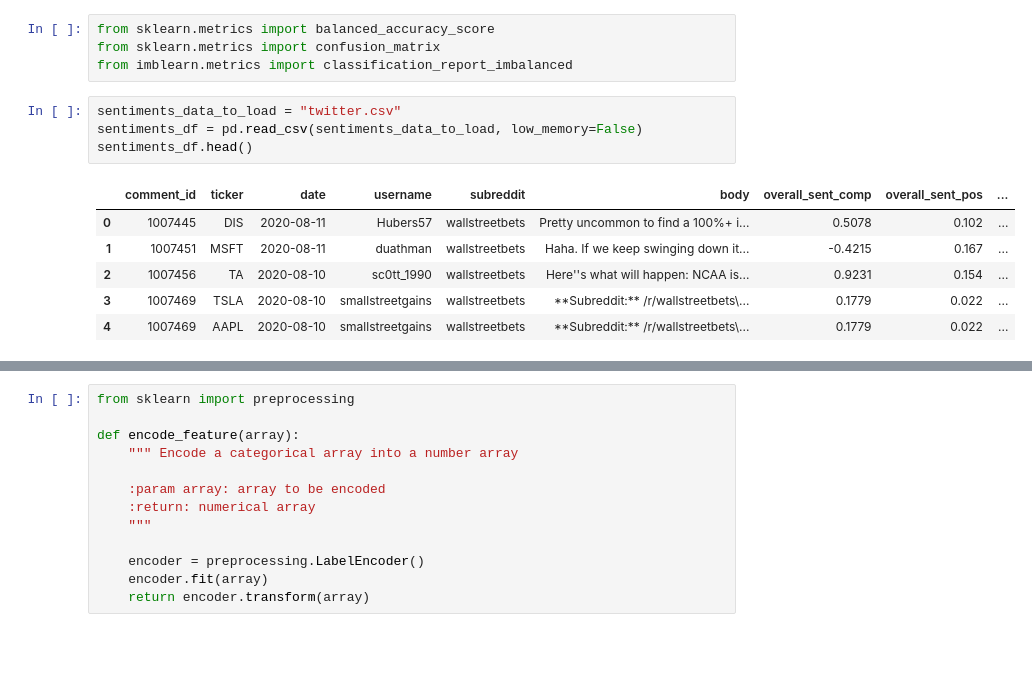
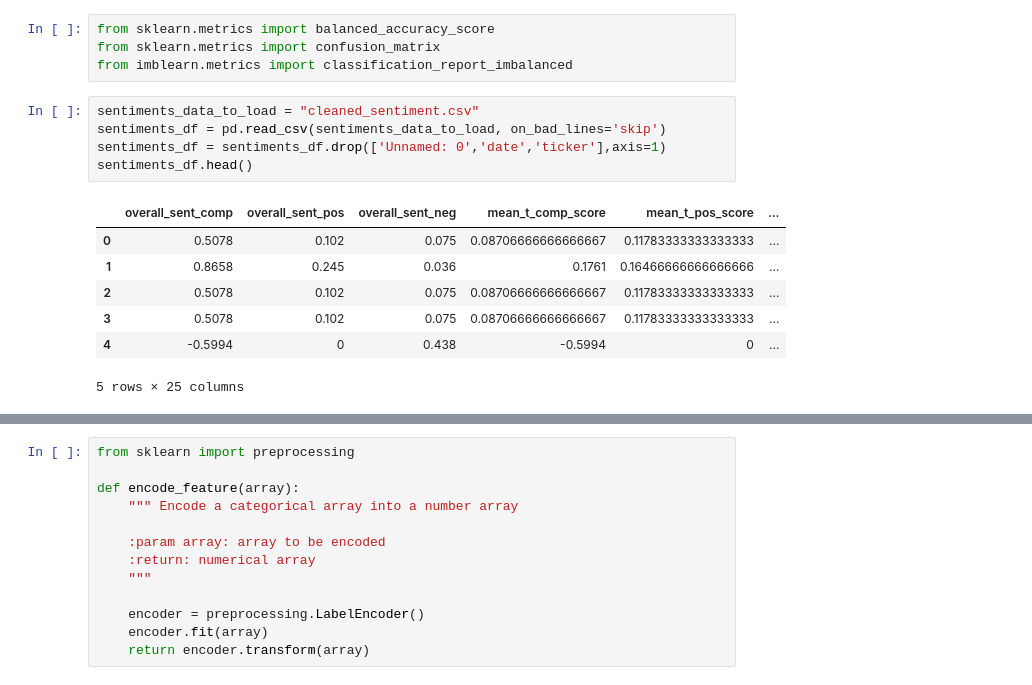
Before and after one commit to Dreski9000/Social_Media_Stock_Sentiment, a Jupyter notebook: MachineLearning4.ipynb, the cells around one changed output, grey strips where cells are left out. Drawn from its saved outputs; the diff is of its cells as text; blank space fills up the shorter version.

Commit message:
Commit 13
Cleaned the data some more, combined the DF to show volume

```diff
--- a/MachineLearning4.ipynb
+++ b/MachineLearning4.ipynb
@@ -13,13 +13,15 @@ from sklearn.metrics import balanced_accuracy_score
 from sklearn.metrics import confusion_matrix
 from imblearn.metrics import classification_report_imbalanced
 # %%
-sentiments_data_to_load = "twitter.csv"
-sentiments_df = pd.read_csv(sentiments_data_to_load, low_memory=False)
+sentiments_data_to_load = "cleaned_sentiment.csv"
+sentiments_df = pd.read_csv(sentiments_data_to_load, on_bad_lines='skip')
+sentiments_df = sentiments_df.drop(['Unnamed: 0','date','ticker'],axis=1)
 sentiments_df.head()
 # %% [output]
-|  | comment_id | ticker | date | username | subreddit | body | overall_sent_comp | overall_sent_pos | ... |
-| 0 | 1007445 | DIS | 2020-08-11 | Hubers57 | wallstreetbets | Pretty uncommon to find a 100%+ i... | 0.5078 | 0.102 | ... |
-| 1 | 1007451 | MSFT | 2020-08-11 | duathman | wallstreetbets | Haha. If we keep swinging down it... | -0.4215 | 0.167 | ... |
-| 2 | 1007456 | TA | 2020-08-10 | sc0tt_1990 | wallstreetbets | Here''s what will happen: NCAA is... | 0.9231 | 0.154 | ... |
-| 3 | 1007469 | TSLA | 2020-08-10 | smallstreetgains | wallstreetbets | **Subreddit:** /r/wallstreetbets\... | 0.1779 | 0.022 | ... |
-| 4 | 1007469 | AAPL | 2020-08-10 | smallstreetgains | wallstreetbets | **Subreddit:** /r/wallstreetbets\... | 0.1779 | 0.022 | ... |
+|  | overall_sent_comp | overall_sent_pos | overall_sent_neg | mean_t_comp_score | mean_t_pos_score | ... |
+| 0 | 0.5078 | 0.102 | 0.075 | 0.08706666666666667 | 0.11783333333333333 | ... |
+| 1 | 0.8658 | 0.245 | 0.036 | 0.1761 | 0.16466666666666666 | ... |
+| 2 | 0.5078 | 0.102 | 0.075 | 0.08706666666666667 | 0.11783333333333333 | ... |
+| 3 | 0.5078 | 0.102 | 0.075 | 0.08706666666666667 | 0.11783333333333333 | ... |
+| 4 | -0.5994 | 0 | 0.438 | -0.5994 | 0 | ... |
+5 rows × 25 columns
```
Also changed, not shown: parts of 53 cells of this notebook, 1 other file.
